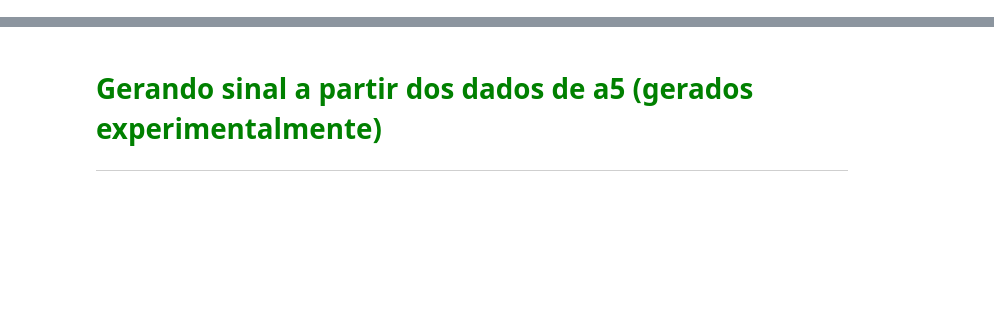
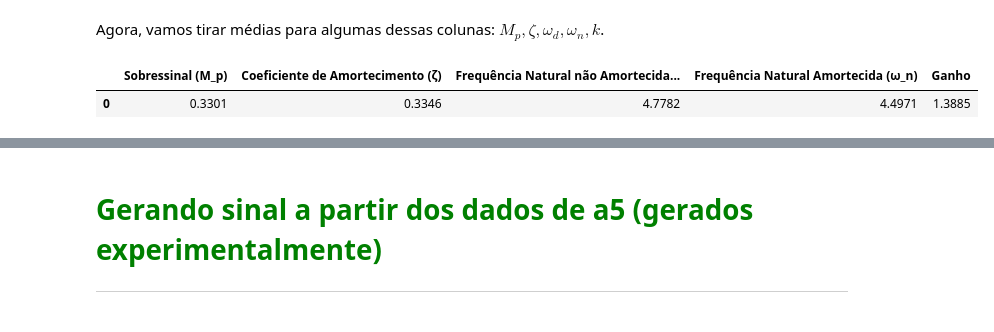
Before and after one commit to Batchuka/EoC-controle-automatico-IFES, a Jupyter notebook: PRT LAB 1 - Projeto de compensador para planta de pressao e nivel/Analise de conjunto de dados A5.ipynb, the cells around one changed output, grey strips where cells are left out. Cells and saved outputs as stored; diff of their text form; code cells hidden in the pictures; blank space fills up the shorter version.

```diff
--- a/PRT LAB 1 - Projeto de compensador para planta de pressao e nivel/Analise de conjunto de dados A5.ipynb
+++ b/PRT LAB 1 - Projeto de compensador para planta de pressao e nivel/Analise de conjunto de dados A5.ipynb
@@ -2,0 +141,23 @@
+# %% [markdown]
+Agora, vamos tirar médias para algumas dessas colunas: $M_p, \zeta, \omega_d, \omega_n, k$.
+# %%
+# Calcula as médias das colunas desejadas
+media_mp = df['Sobressinal (M_p)'].mean()
+media_zeta = df['Coeficiente de Amortecimento (\u03B6)'].mean()
+media_omega_d = df['Frequência Natural não Amortecida (\u03C9_d)'].mean()
+media_omega_n = df['Frequência Natural Amortecida (\u03C9_n)'].mean()
+media_k = df['Ganho'].mean()
+
+# Cria um novo DataFrame com as médias
+df_medias = pd.DataFrame({
+    'Sobressinal (M_p)': [media_mp],
+    'Coeficiente de Amortecimento (\u03B6)': [media_zeta],
+    'Frequência Natural não Amortecida (\u03C9_d)': [media_omega_d],
+    'Frequência Natural Amortecida (\u03C9_n)': [media_omega_n],
+    'Ganho': [media_k]
+})
+
+df_medias
+# %% [output]
+|  | Sobressinal (M_p) | Coeficiente de Amortecimento (ζ) | Frequência Natural não Amortecida... | Frequência Natural Amortecida (ω_n) | Ganho |
+| 0 | 0.3301 | 0.3346 | 4.7782 | 4.4971 | 1.3885 |
```
Also changed, not shown: parts of 12 cells of this notebook, 2 other files.
